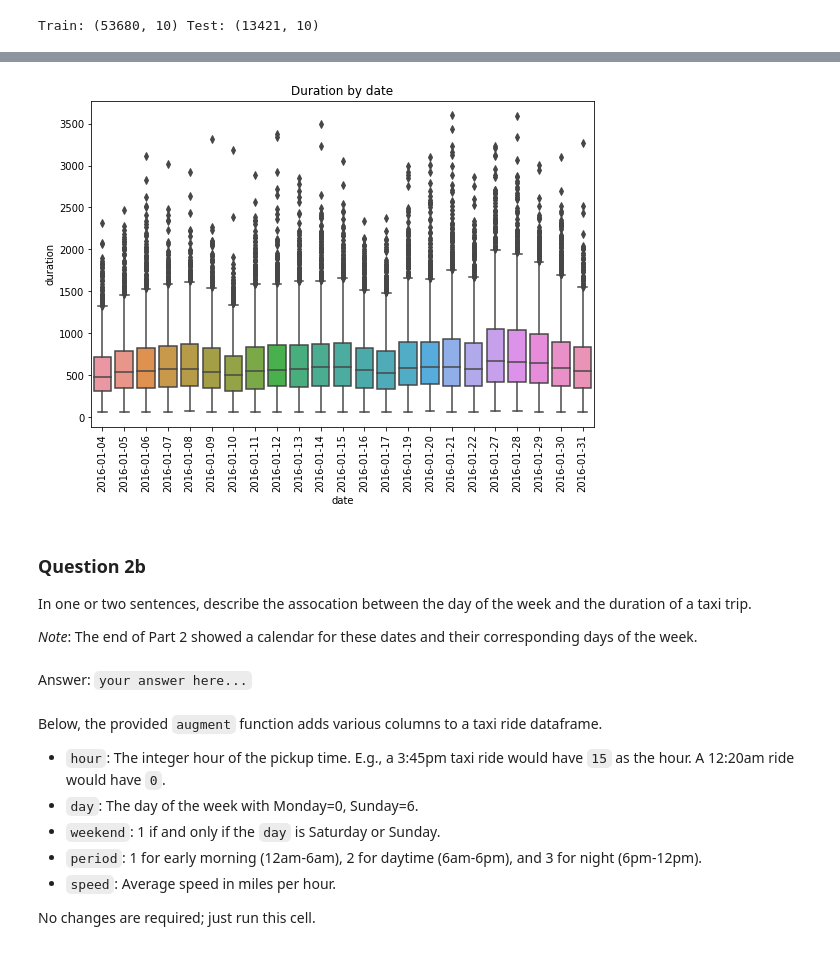
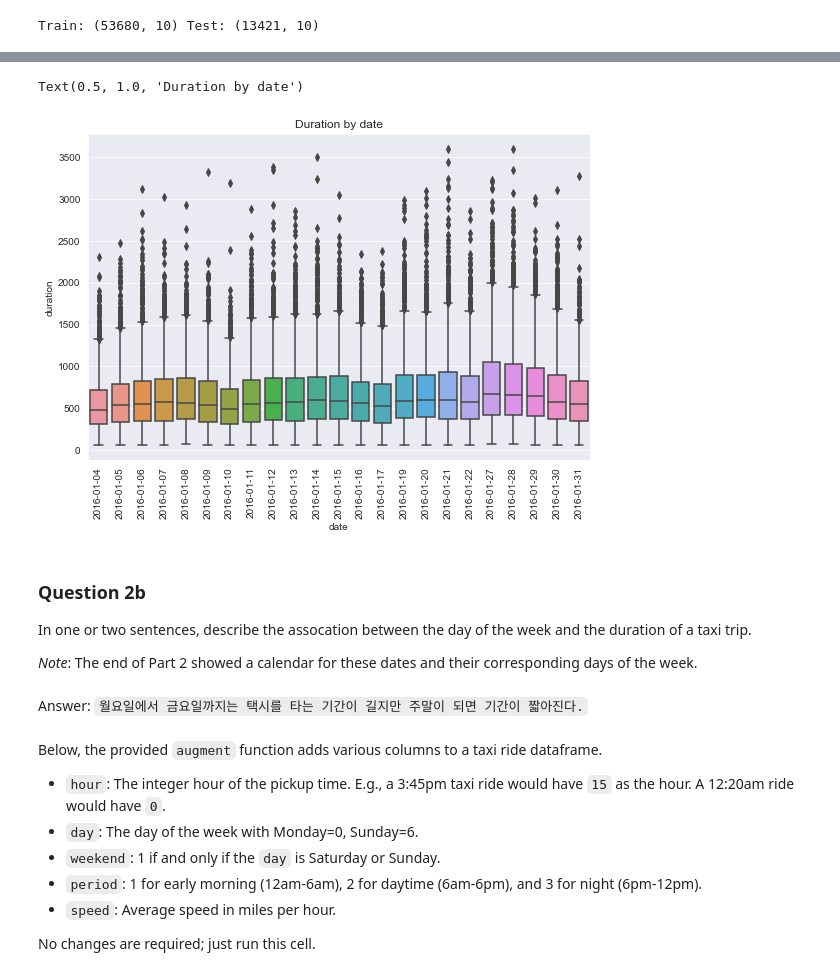
Before and after one commit to hanchaa/Korea_Univ_2022_1, a Jupyter notebook: COSE471/HW5/hw5.ipynb, the cells around one changed output, grey strips where cells are left out. Drawn from its saved outputs; the diff is of its cells as text; code cells hidden in the pictures.

```diff
--- a/COSE471/HW5/hw5.ipynb
+++ b/COSE471/HW5/hw5.ipynb
@@ -73,7 +71,7 @@ Current Workspace: /content/drive/MyDrive/Lectures/COSE471/hw/hw5/
 # %% [markdown]
 Run the following cell to load the cleaned Manhattan data.
 # %%
-manhattan_taxi = pd.read_csv(workspace_path+'manhattan_taxi.csv')
+manhattan_taxi = pd.read_csv(f'{workspace_path}/manhattan_taxi.csv')
 # %% [markdown]
 Attributes of all [yellow taxi](https://en.wikipedia.org/wiki/Taxicabs_of_New_York_City) trips in January 2016 are published by the [NYC Taxi and Limosine Commission](https://www1.nyc.gov/site/tlc/about/tlc-trip-record-data.page).
 
@@ -139,7 +137,7 @@ points: 1
 # %%
 # BEGIN YOUR CODE
 # -----------------------
-...
+manhattan_taxi["date"] = pd.to_datetime(manhattan_taxi["pickup_datetime"]).dt.date
 # -----------------------
 # END YOUR CODE
 manhattan_taxi.head()
@@ -241,12 +244,16 @@ format: image
 # %%
 plt.figure(figsize=(9, 6))
 # BEGIN YOUR CODE
 # -----------------------
-...
+data = train.sort_values(by=["date"])
+sns.boxplot(x=data["date"], y=data["duration"])
+plt.xticks(rotation=90)
+plt.title("Duration by date")
 # -----------------------
 # END YOUR CODE
 # %% [output]
+Text(0.5, 1.0, 'Duration by date')
-[figure, old version]
+[figure, new version]
 # %% [markdown]
 ### Question 2b
 
@@ -261,8 +268,8 @@ points: 1
 manual: True
 -->
 <!-- EXPORT TO PDF -->
-# %% [markdown]
-Answer: `your answer here...`
+# %% [markdown]
+Answer: `월요일에서 금요일까지는 택시를 타는 기간이 길지만 주말이 되면 기간이 짧아진다.`
 # %% [markdown]
 Below, the provided `augment` function adds various columns to a taxi ride dataframe.
 
```
Also changed, not shown: parts of 16 cells of this notebook.
